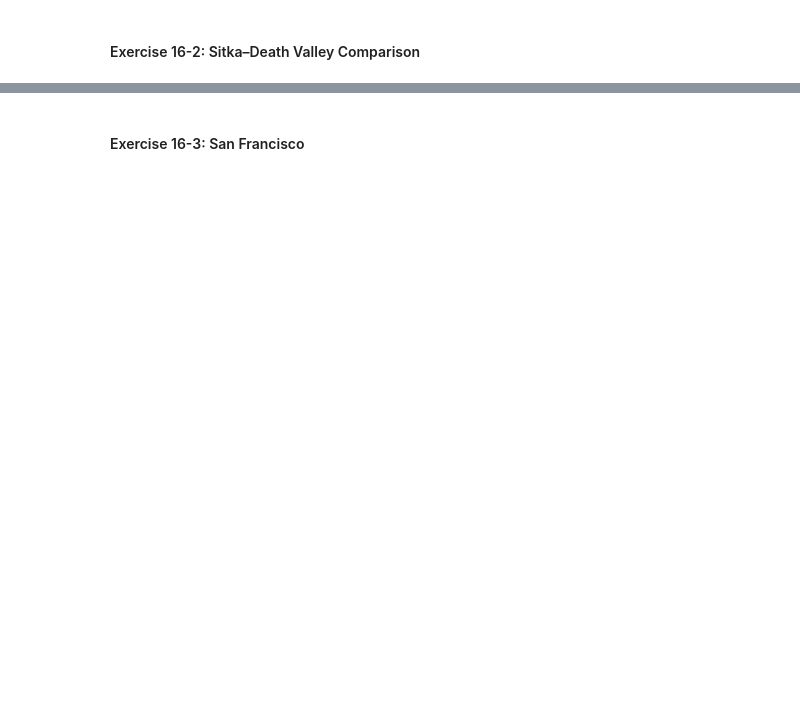
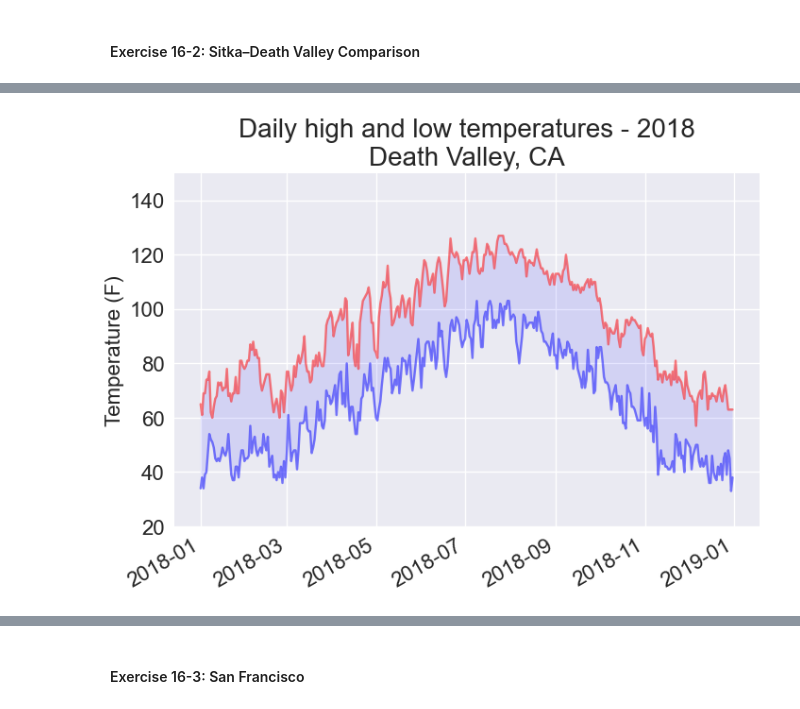
Before and after one commit to JChover/Python_Crash_Course, a Jupyter notebook: PART II - PROJECTS/Project 2 - Data Visualization/Chapter 16 - Downloading Data/Chapter_16.ipynb, the cells around one changed output, grey strips where cells are left out. Cells and saved outputs as stored; diff of their text form; code cells hidden in the pictures; blank space fills up the shorter version.

```diff
--- a/PART II - PROJECTS/Project 2 - Data Visualization/Chapter 16 - Downloading Data/Chapter_16.ipynb
+++ b/PART II - PROJECTS/Project 2 - Data Visualization/Chapter 16 - Downloading Data/Chapter_16.ipynb
@@ -366,2 +401,82 @@ Visit the NOAA Climate Data Online site at https://www.ncdc.noaa.gov
 # %% [markdown]
 #### &emsp;Exercise 16-2: Sitka–Death Valley Comparison
+# %%
+# 15-02 Sitka-Death Valley Comparison - e02_sitka_death_valley_comparison.py
+import csv
+from datetime import datetime
+
+import matplotlib.pyplot as plt
+
+deathv = 'TIY/data/death_valley_2018_simple.csv'
+sitka = 'TIY/data/sitka_weather_2018_simple.csv'
+
+with open(deathv) as f1:
+    reader1 = csv.reader(f1)
+    header1 = next(reader1)
+
+    # Get DATE, TMAX and TMIN from this file
+    dates1, highs1, lows1 = [], [], []
+    for row1 in reader1:
+        current_date1 = datetime.strptime(row1[2], '%Y-%m-%d')
+        try:
+            high1 = int(row1[4])
+            low1 = int(row1[5])
+        except ValueError:
+            print(f"Missing data for {current_date1}")
+        else:
+            highs1.append(high1)
+            lows1.append(low1)
+            dates1.append(current_date1)
+
+with open(sitka) as f2:
+    reader2 = csv.reader(f2)
+    header2 = next(reader2)
+
+    # Get DATE, TMAX and TMIN from this file
+    dates2, highs2, lows2 = [], [], []
+    for row2 in reader2:
+        current_date2 = datetime.strptime(row2[2], '%Y-%m-%d')
+        try:
+            high2 = int(row2[5])
+            low2 = int(row2[6])
+        except ValueError:
+            print(f"Missing data for {current_date2}")
+        else:
+            highs2.append(high2)
+            lows2.append(low2)
+            dates2.append(current_date2)
+
+# Death Valley - Plot the high and low temperatures.
+plt.style.use('seaborn-v0_8')
+fig1, ax1 = plt.subplots()
+ax1.set_ylim(20, 150)
+ax1.plot(dates1, highs1, c='red', alpha=0.5)
+ax1.plot(dates1, lows1, c='blue', alpha=0.5)
+ax1.fill_between(dates1, highs1, lows1, facecolor='blue', alpha=0.1)
+
+# Format plot.
+title = "Daily high and low temperatures - 2018\nDeath Valley, CA"
+plt.title(title, fontsize=20)
+plt.xlabel('', fontsize=16)
+fig1.autofmt_xdate()
+plt.ylabel("Temperature (F)", fontsize=16)
+plt.tick_params(axis='both', which='major', labelsize=16)
+
+# Sitka - Plot the high and low temperatures.
+plt.style.use('seaborn-v0_8')
+fig2, ax2 = plt.subplots()
+ax2.set_ylim(20, 150)
+ax2.plot(dates2, highs2, c='red', alpha=0.5)
+ax2.plot(dates2, lows2, c='blue', alpha=0.5)
+ax2.fill_between(dates2, highs2, lows2, facecolor='blue', alpha=0.1)
+
+# Format plot.
+title = "Daily high and low temperatures - 2018\nSitka, CA"
+plt.title(title, fontsize=20)
+plt.xlabel('', fontsize=16)
+fig2.autofmt_xdate()
+plt.ylabel("Temperature (F)", fontsize=16)
+plt.tick_params(axis='both', which='major', labelsize=16)
+
+plt.show()
+# %% [output]
@@ -367,0 +484 @@ Visit the NOAA Climate Data Online site at https://www.ncdc.noaa.gov
+[figure, added]
```
Also changed, not shown: parts of 6 cells of this notebook, 13 other files.
